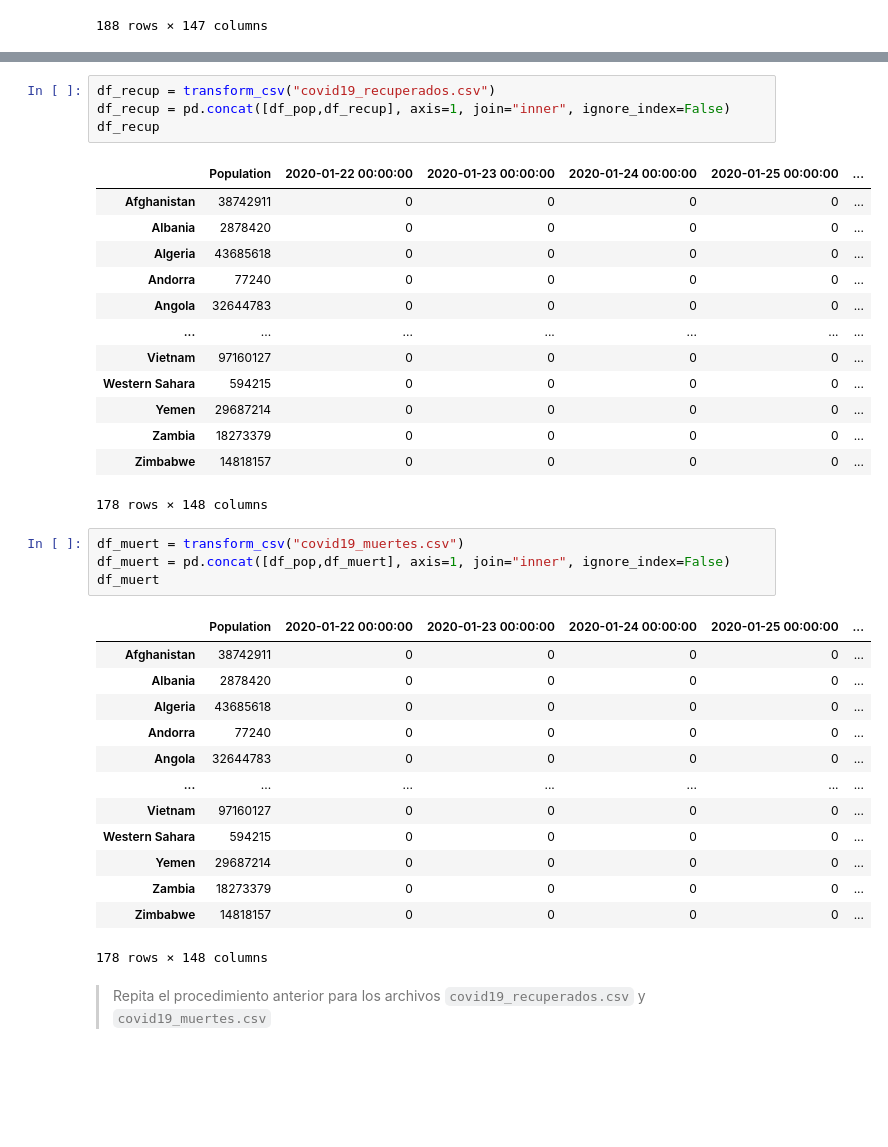
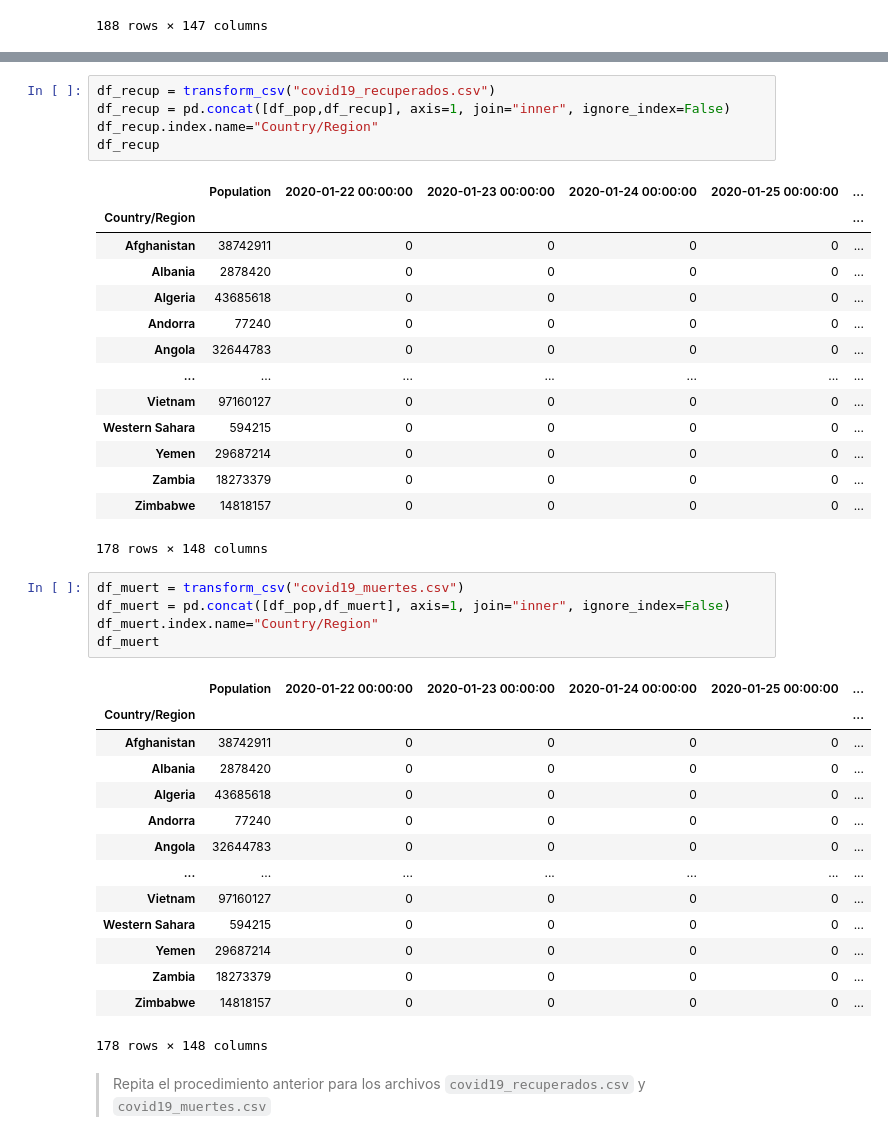
Before and after one commit to ulloacastillo/INFO147_Ulloa_Herceg, a Jupyter notebook: tarea1/info147_tarea1.ipynb, the cells around one changed output, grey strips where cells are left out. Cells and saved outputs as stored; diff of their text form; blank space fills up the shorter version.

```diff
--- a/tarea1/info147_tarea1.ipynb
+++ b/tarea1/info147_tarea1.ipynb
@@ -117,9 +131,11 @@ df_confirm = pd.concat([df_pop,df_confirm], axis=1, join="inner", ignore_index=F
 # %%
 df_recup = transform_csv("covid19_recuperados.csv")
 df_recup = pd.concat([df_pop,df_recup], axis=1, join="inner", ignore_index=False)
+df_recup.index.name="Country/Region"
 df_recup
 # %% [output]
 |  | Population | 2020-01-22 00:00:00 | 2020-01-23 00:00:00 | 2020-01-24 00:00:00 | 2020-01-25 00:00:00 | ... |
+| Country/Region |  |  |  |  |  | ... |
 | Afghanistan | 38742911 | 0 | 0 | 0 | 0 | ... |
 | Albania | 2878420 | 0 | 0 | 0 | 0 | ... |
 | Algeria | 43685618 | 0 | 0 | 0 | 0 | ... |
@@ -135,9 +151,11 @@ df_recup
 # %%
 df_muert = transform_csv("covid19_muertes.csv")
 df_muert = pd.concat([df_pop,df_muert], axis=1, join="inner", ignore_index=False)
+df_muert.index.name="Country/Region"
 df_muert
 # %% [output]
 |  | Population | 2020-01-22 00:00:00 | 2020-01-23 00:00:00 | 2020-01-24 00:00:00 | 2020-01-25 00:00:00 | ... |
+| Country/Region |  |  |  |  |  | ... |
 | Afghanistan | 38742911 | 0 | 0 | 0 | 0 | ... |
 | Albania | 2878420 | 0 | 0 | 0 | 0 | ... |
 | Algeria | 43685618 | 0 | 0 | 0 | 0 | ... |
```
Also changed, not shown: parts of 6 cells of this notebook.
